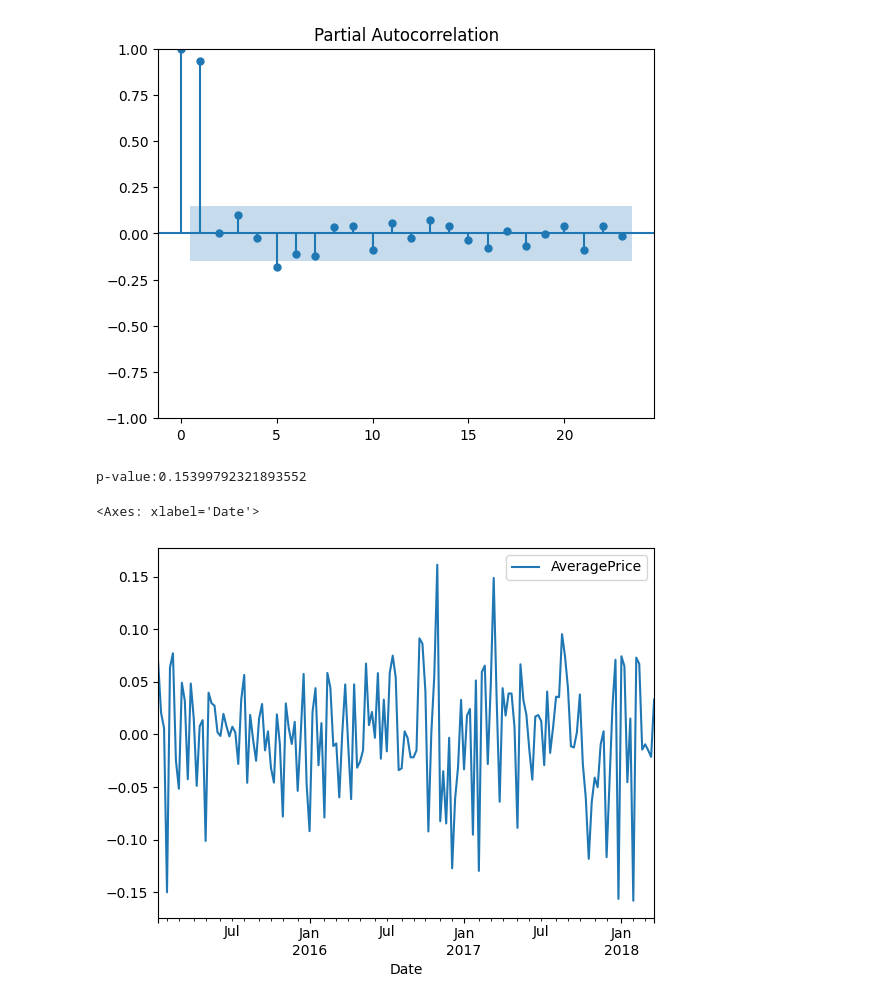
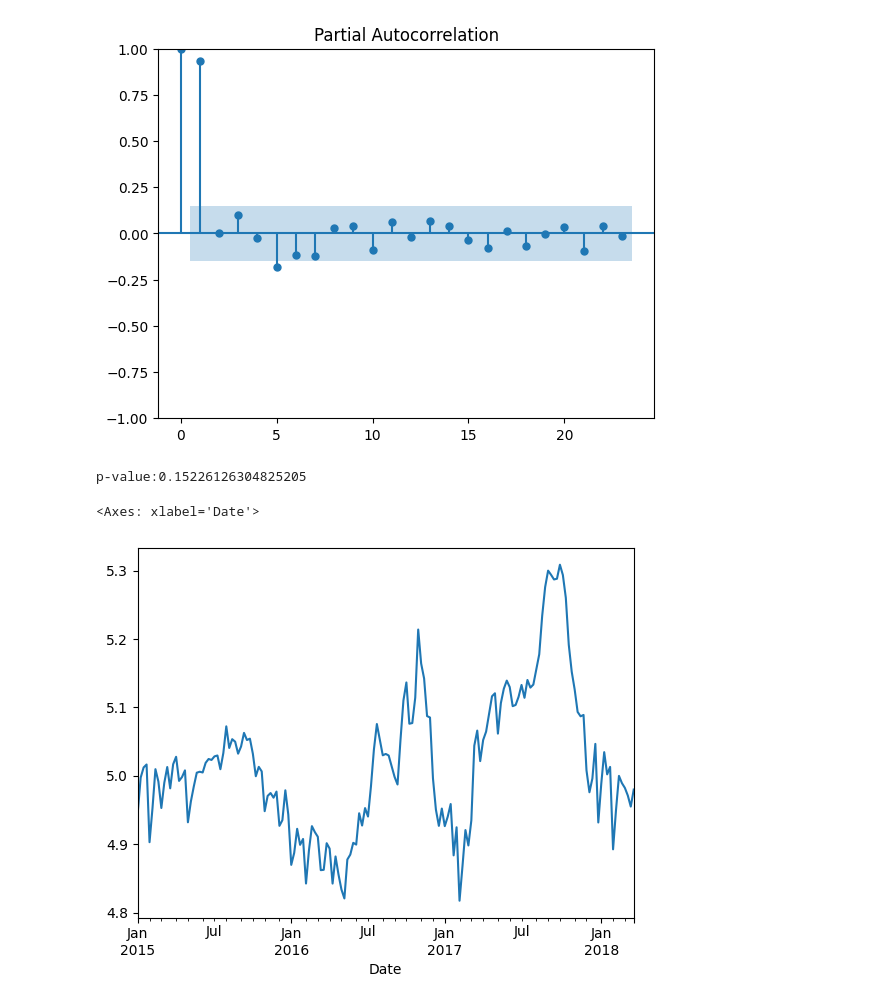
Before and after one commit to tophernguyen/timeseries, a Jupyter notebook: timeseries.ipynb, the cells around one changed output. Cells and saved outputs as stored; diff of their text form; code cells hidden in the pictures.

```diff
--- a/timeseries.ipynb
+++ b/timeseries.ipynb
@@ -35,3 +33,3 @@ avocado = df.groupby('Date')['AveragePrice'].mean().reset_index()
 # %%
-avocado = avocado.set_index('Date')
-# avocado.index
+avocado = df.set_index('Date')
+avocado = avocado.resample('W').sum()
@@ -43,5 +36,5 @@ avocado.plot()
 # %%
-y = avocado
+y = avocado['AveragePrice']
 # %%
 y.to_csv("avg_avocado.csv")
 # %%
@@ -62,10 +60,10 @@ from statsmodels.tsa.stattools import adfuller
 adf_test = adfuller(y)
 print(f'p-value:{adf_test[1]}')
 # %% [output]
-p-value:0.15399792321893552
+p-value:0.15226126304825205
 # %%
-y_diff = y.diff().dropna()
-y_diff.plot()
+y_log = np.log(y).dropna()
+y_log.plot()
 # %% [output]
 <Axes: xlabel='Date'>
-[figure, old version]
+[figure, new version]
```
Also changed, not shown: parts of 16 cells of this notebook, 1 other file.
